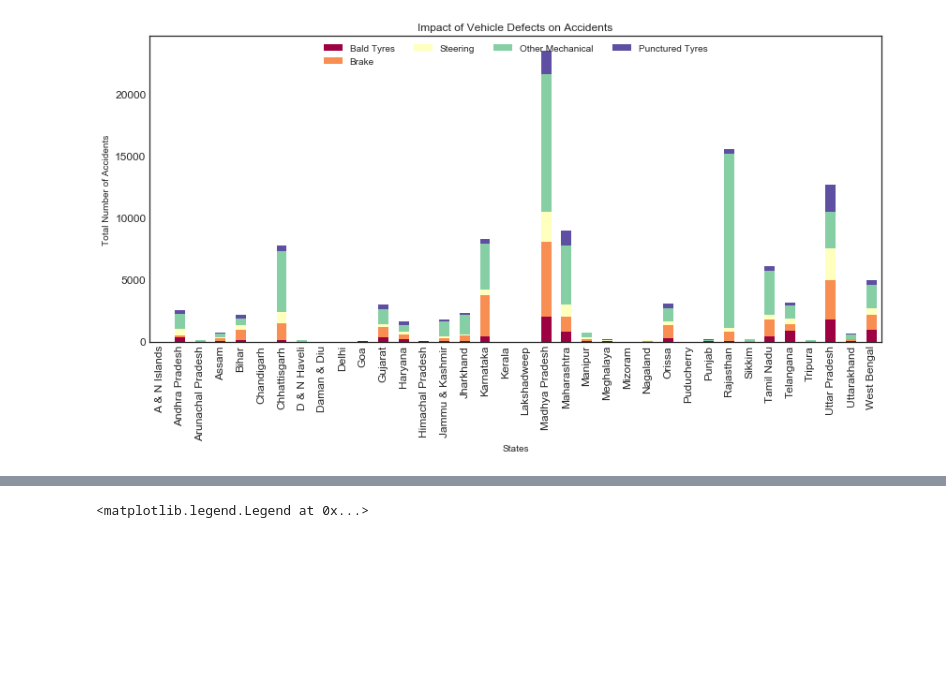
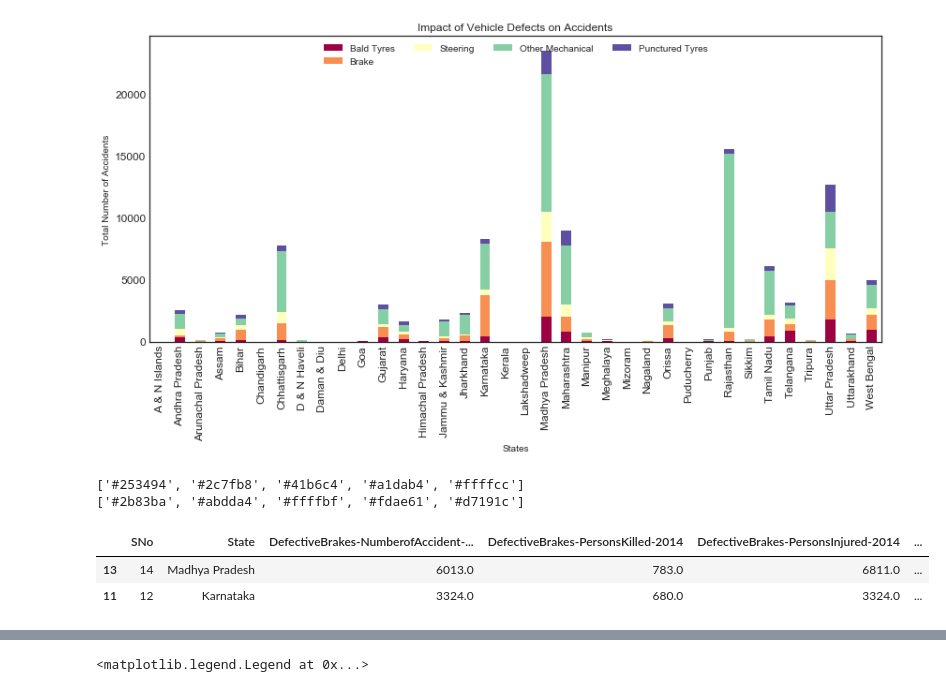
Before and after one commit to dbiswa4/python-projects, a Jupyter notebook: spring-2017/src/data-viz/proj/vehicle-defect-01.ipynb, the cells around one changed output, grey strips where cells are left out. Drawn from its saved outputs; the diff is of its cells as text; code cells hidden in the pictures; blank space fills up the shorter version.

```diff
--- a/spring-2017/src/data-viz/proj/vehicle-defect-01.ipynb
+++ b/spring-2017/src/data-viz/proj/vehicle-defect-01.ipynb
@@ -102,3 +102,21 @@ defect_plot.legend(["Bald Tyres","Brake","Steering","Other Mechanical", "Punctur
 # %% [output]
 <matplotlib.legend.Legend at 0x...>
 [figure]
+# %%
+#Color experimentation
+from bokeh.palettes import brewer
+print(brewer['YlGnBu'][5])
+print(brewer['Spectral'][5])
+# %% [output]
+['#253494', '#2c7fb8', '#41b6c4', '#a1dab4', '#ffffcc']
+['#2b83ba', '#abdda4', '#ffffbf', '#fdae61', '#d7191c']
+# %%
+#Stacked bar plot: Data Prep
+sorted_total_accidents_df = vehicle_defect_df.sort_values(['DefectiveBrakes-NumberofAccident-2014'], ascending=[False])
+sorted_total_accidents_top20_df = sorted_total_accidents_df[:20]
+
+sorted_total_accidents_df[:2]
+# %% [output]
+|  | SNo | State | DefectiveBrakes-NumberofAccident-... | DefectiveBrakes-PersonsKilled-2014 | DefectiveBrakes-PersonsInjured-2014 | ... |
+| 13 | 14 | Madhya Pradesh | 6013.0 | 783.0 | 6811.0 | ... |
+| 11 | 12 | Karnataka | 3324.0 | 680.0 | 3324.0 | ... |
```
Also changed, not shown: parts of 1 cell of this notebook.
